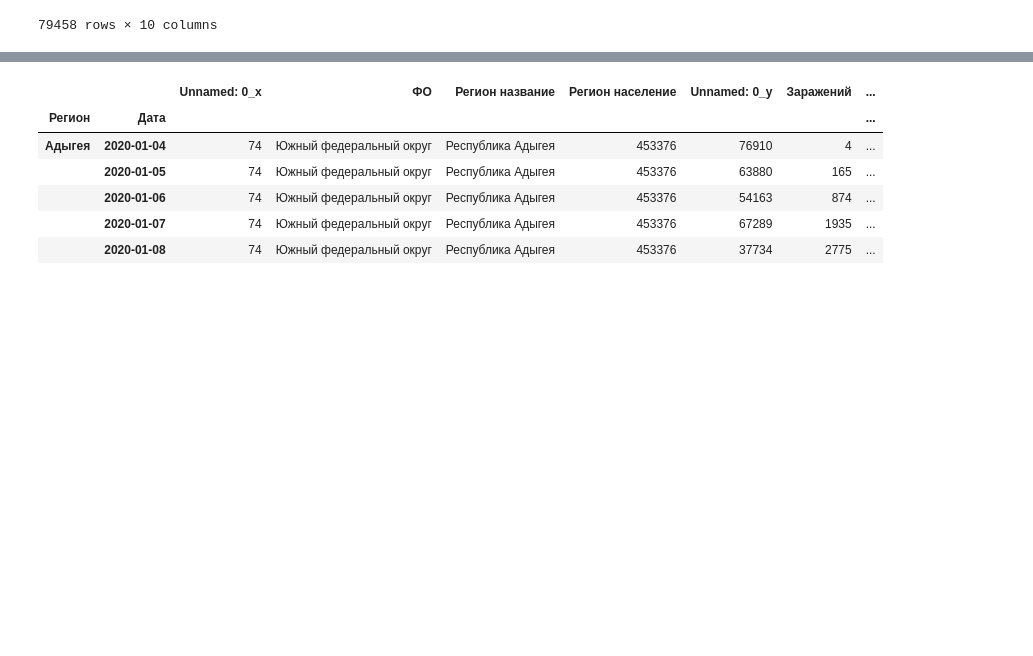
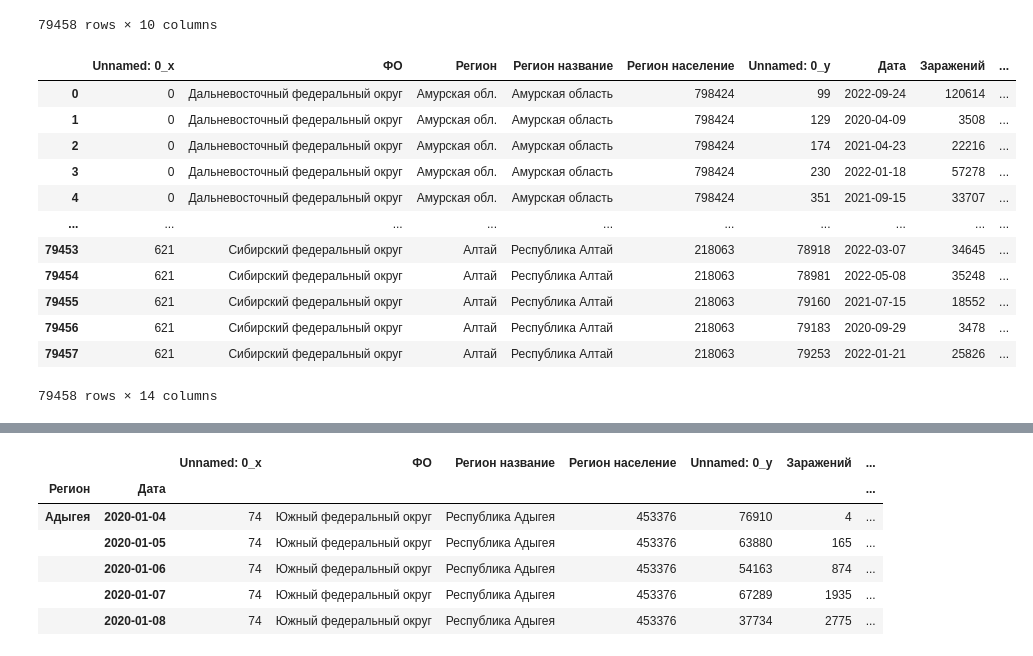
Before and after one commit to vovademar/MML, a Jupyter notebook: HW1/Вальдемар Сергеевич Медведев - ДЗ_1_Работа_с_Pandas.ipynb, the cells around one changed output, grey strips where cells are left out. Saved outputs shown, nothing was run; the diff lists cells and outputs as text; code cells hidden in the pictures; blank space fills up the shorter version.

```diff
--- a/HW1/Вальдемар Сергеевич Медведев - ДЗ_1_Работа_с_Pandas.ipynb
+++ b/HW1/Вальдемар Сергеевич Медведев - ДЗ_1_Работа_с_Pandas.ipynb
@@ -64,15 +64,30 @@ ncov_ru_j = ncov_ru_de.merge(ncov_ru_stat, on='Регион')
 # %%
 ## так можно посмотреть колонки:
 #ncov_ru_de.columns
 #ncov_ru_stat.columns
 ## так можно посмотреть индексы:
 #  ncov_ru_de.index
 #  ncov_ru_stat.index
 
 ## преобразуйте тип данных в колонке "Дата" к типу "datetime64" -- примеры в нашем занятии
 ## задайте в вашей таблице индексацию по полям "Регион" и "Дата"
 
 ncov_ru_j.loc[:, 'Дата'] = ncov_ru_j['Дата'].astype('datetime64')
+ncov_ru_j
+# %% [output]
+|  | Unnamed: 0_x | ФО | Регион | Регион название | Регион население | Unnamed: 0_y | Дата | Заражений | ... |
+| 0 | 0 | Дальневосточный федеральный округ | Амурская обл. | Амурская область | 798424 | 99 | 2022-09-24 | 120614 | ... |
+| 1 | 0 | Дальневосточный федеральный округ | Амурская обл. | Амурская область | 798424 | 129 | 2020-04-09 | 3508 | ... |
+| 2 | 0 | Дальневосточный федеральный округ | Амурская обл. | Амурская область | 798424 | 174 | 2021-04-23 | 22216 | ... |
+| 3 | 0 | Дальневосточный федеральный округ | Амурская обл. | Амурская область | 798424 | 230 | 2022-01-18 | 57278 | ... |
+| 4 | 0 | Дальневосточный федеральный округ | Амурская обл. | Амурская область | 798424 | 351 | 2021-09-15 | 33707 | ... |
+| ... | ... | ... | ... | ... | ... | ... | ... | ... | ... |
+| 79453 | 621 | Сибирский федеральный округ | Алтай | Республика Алтай | 218063 | 78918 | 2022-03-07 | 34645 | ... |
+| 79454 | 621 | Сибирский федеральный округ | Алтай | Республика Алтай | 218063 | 78981 | 2022-05-08 | 35248 | ... |
+| 79455 | 621 | Сибирский федеральный округ | Алтай | Республика Алтай | 218063 | 79160 | 2021-07-15 | 18552 | ... |
+| 79456 | 621 | Сибирский федеральный округ | Алтай | Республика Алтай | 218063 | 79183 | 2020-09-29 | 3478 | ... |
+| 79457 | 621 | Сибирский федеральный округ | Алтай | Республика Алтай | 218063 | 79253 | 2022-01-21 | 25826 | ... |
+79458 rows × 14 columns
 # %%
 ncov_ru_j.set_index(['Регион','Дата'], inplace = True)
 # %%
```
Also changed, not shown: parts of 6 cells of this notebook, 1 other file.
